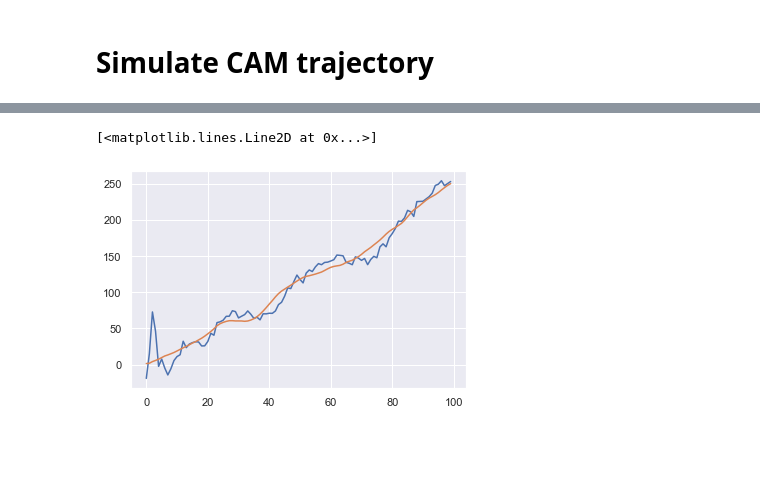
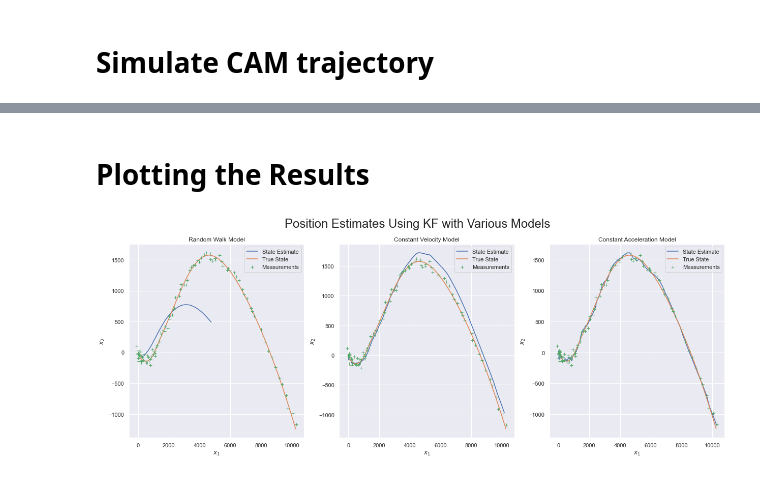
Before and after one commit to maiquang/maithanh-thesis-src, a Jupyter notebook: dp_test.ipynb, the cells around one changed output, grey strips where cells are left out. Drawn from its saved outputs; the diff is of its cells as text; code cells hidden in the pictures; blank space fills up the shorter version.

```diff
--- a/dp_test.ipynb
+++ b/dp_test.ipynb
@@ -182,6 +223,53 @@ plt.show()
-# %%
-plt.plot(log_x[:, 2])
-plt.plot(traj.X[2, :])
-# %% [output]
-[<matplotlib.lines.Line2D at 0x...>]
-[figure, removed]
+# %%
+for yt in traj.Y.T:
+    kf_rwm.predict()
+    kf_rwm.update(yt)
+    kf_rwm.log()
+
+    kf_cvm.predict()
+    kf_cvm.update(yt)
+    kf_cvm.log()
+
+    kf_cam.predict()
+    kf_cam.update(yt)
+    kf_cam.log()
+
+log_rwm = np.array(kf_rwm.log_x)
+log_cvm = np.array(kf_cvm.log_x)
+log_cam = np.array(kf_cam.log_x)
+# %% [markdown]
+# Plotting the  Results
+# %%
+plt.figure(figsize=(21, 7))
+plt.suptitle("Position Estimates Using KF with Various Models", fontsize=24)
+
+plt.subplot(1, 3, 1)
+plt.plot(log_rwm[:, 0], log_rwm[:, 1], label="State Estimate")
+plt.plot(traj.X[0, :], traj.X[1, :], label="True State")
+plt.plot(traj.Y[0, :], traj.Y[1, :], '+', label="Measurements")
+plt.title("Random Walk Model")
+plt.xlabel("$x_1$")
+plt.ylabel("$x_2$")
+plt.legend()
+
+plt.subplot(1, 3, 2)
+plt.plot(log_cvm[:, 0], log_cvm[:, 1], label="State Estimate")
+plt.plot(traj.X[0, :], traj.X[1, :], label="True State")
+plt.plot(traj.Y[0, :], traj.Y[1, :], '+', label="Measurements")
+plt.title("Constant Velocity Model")
+plt.xlabel("$x_1$")
+plt.ylabel("$x_2$")
+plt.legend()
+
+plt.subplot(1, 3, 3)
+plt.plot(log_cam[:, 0], log_cam[:, 1], label="State Estimate")
+plt.plot(traj.X[0, :], traj.X[1, :], label="True State")
+plt.plot(traj.Y[0, :], traj.Y[1, :], '+', label="Measurements")
+plt.title("Constant Acceleration Model")
+plt.xlabel("$x_1$")
+plt.ylabel("$x_2$")
+plt.legend()
+
+plt.show()
+# %% [output]
+[figure, added]
```
Also changed, not shown: parts of 25 cells of this notebook, 1 other file.
